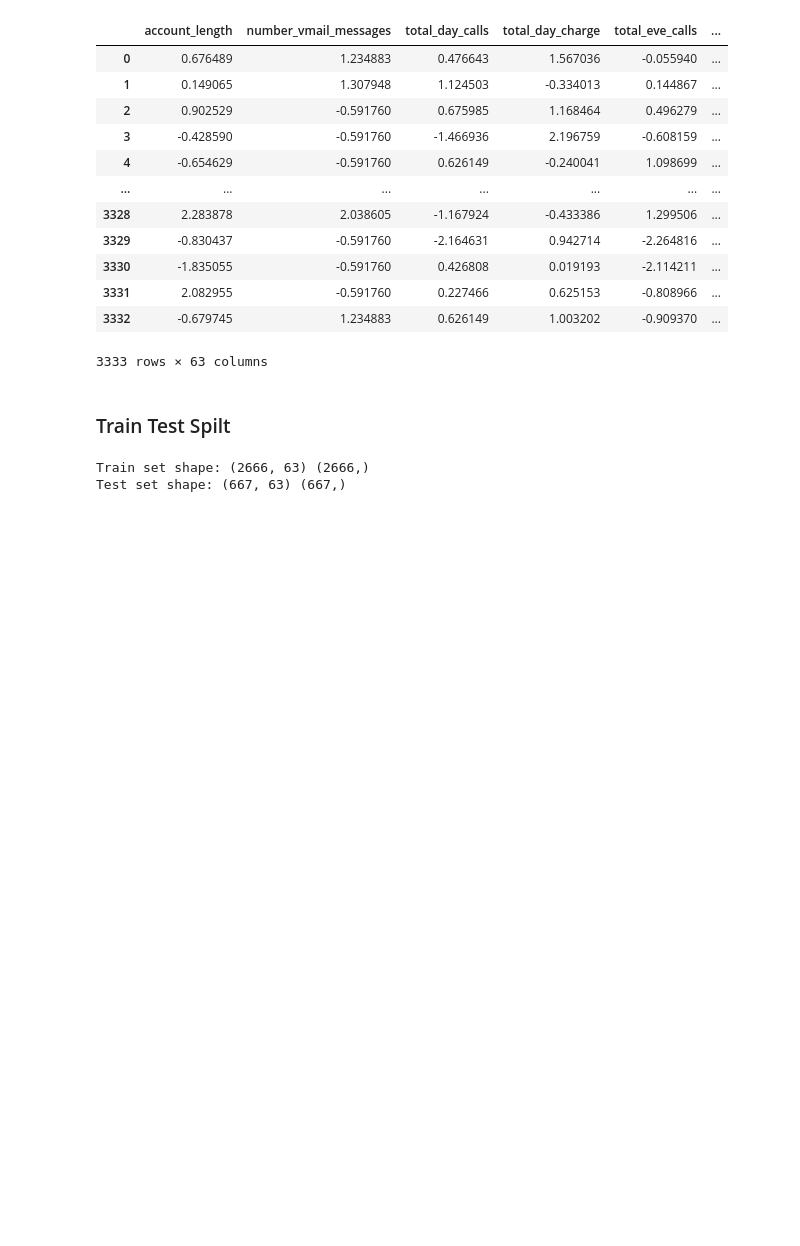
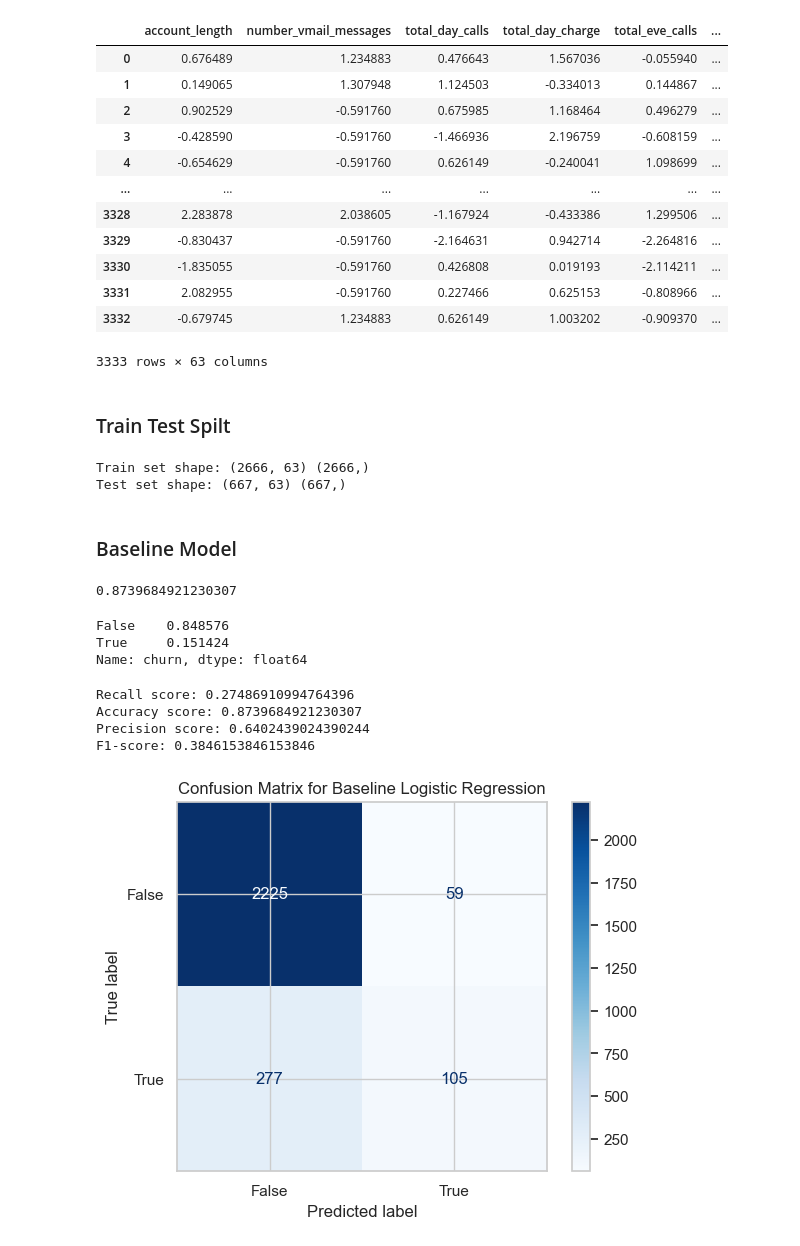
Before and after one commit to bedankibunja/SyriaTel-customer-project, a Jupyter notebook: Untitled.ipynb, the cells around one changed output. Drawn from its saved outputs; the diff is of its cells as text; code cells hidden in the pictures; blank space fills up the shorter version.

Commit message:
Baseline model

```diff
--- a/Untitled.ipynb
+++ b/Untitled.ipynb
@@ -419,3 +427,45 @@ print("Test set shape:", X_test.shape, y_test.shape)
 # %% [output]
 Train set shape: (2666, 63) (2666,)
 Test set shape: (667, 63) (667,)
+# %% [markdown]
+### Baseline Model
+# %%
+baseline_model = LogisticRegression()
+
+baseline_model.fit(X_train, y_train)
+
+baseline_model.score(X_train, y_train)
+# %% [output]
+0.8739684921230307
+# %%
+y_test.value_counts(normalize=True)
+# %% [output]
+False    0.848576
+True     0.151424
+Name: churn, dtype: float64
+# %%
+y_preds = baseline_model.predict(X_train)
+
+# Print all metrics
+print("Recall score:", recall_score(y_train, y_preds))
+print("Accuracy score:", accuracy_score(y_train, y_preds))
+print("Precision score:", precision_score(y_train, y_preds))
+print("F1-score:", f1_score(y_train, y_preds))
+# %% [output]
+Recall score: 0.27486910994764396
+Accuracy score: 0.8739684921230307
+Precision score: 0.6402439024390244
+F1-score: 0.3846153846153846
+# %%
+# Generating a confusion matrix
+cm = confusion_matrix(y_train, baseline_model.predict(X_train))
+
+# Creating a ConfusionMatrixDisplay object
+disp = ConfusionMatrixDisplay(confusion_matrix=cm, display_labels=baseline_model.classes_)
+
+# Plotting the confusion matrix
+disp.plot(cmap=plt.cm.Blues)
+plt.title('Confusion Matrix for Baseline Logistic Regression')
+plt.show()
+# %% [output]
+[figure, added]
```
Also changed, not shown: parts of 22 cells of this notebook.
